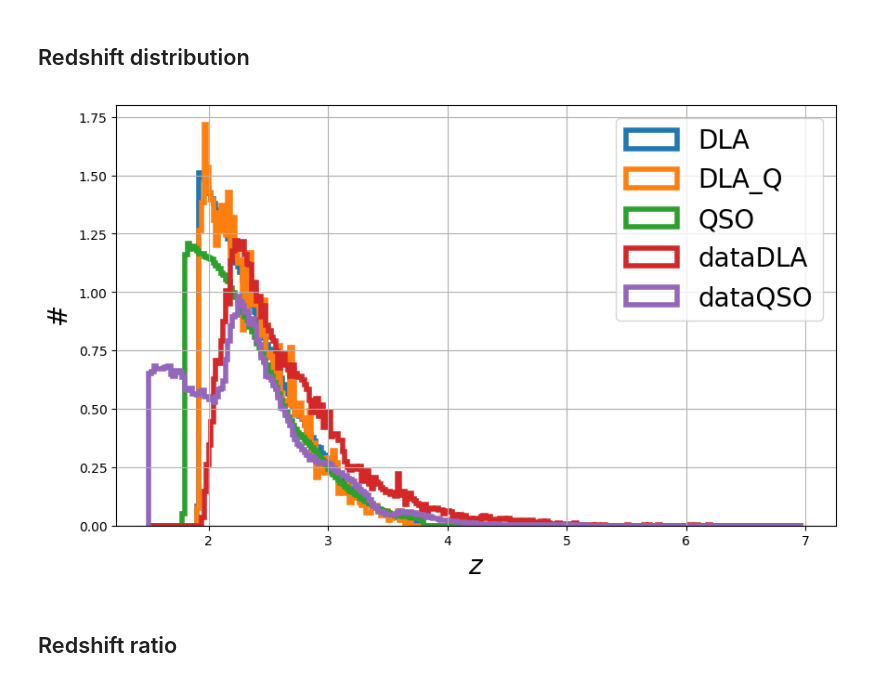
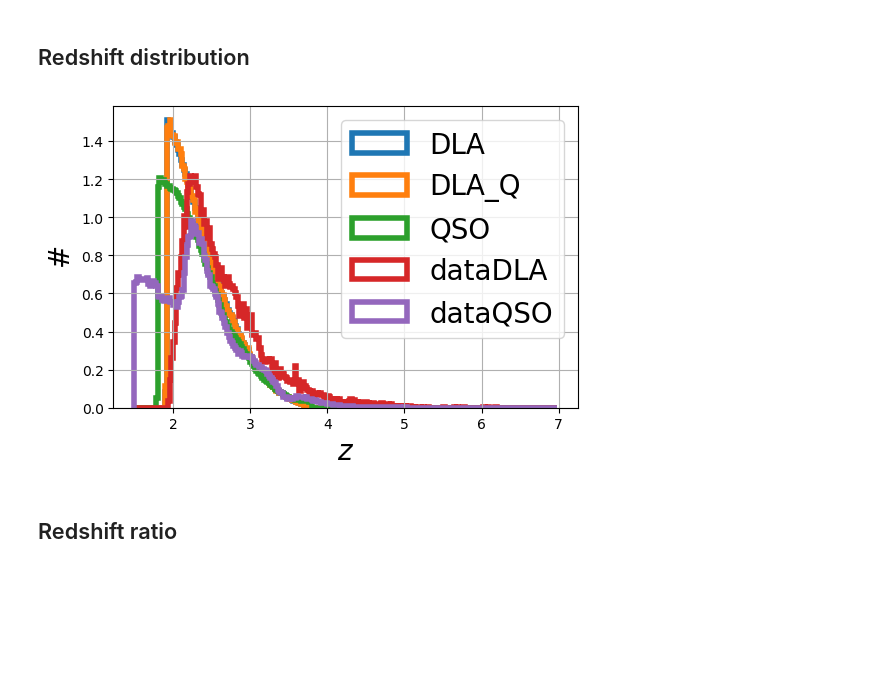
Before and after one commit to igmhub/desi_QA, a Jupyter notebook: Mocks/QA_DLA.ipynb, the cells around one changed output. Drawn from its saved outputs; the diff is of its cells as text; code cells hidden in the pictures; blank space fills up the shorter version.

```diff
--- a/Mocks/QA_DLA.ipynb
+++ b/Mocks/QA_DLA.ipynb
@@ -47,7 +47,7 @@ mock['quick_ver'] = 'quick-0.0'
 mock['mock_base'] = '/project/projectdirs/desi/mocks/lya_forest/london/'+mock['mock_ver']+'/'
 mock['Catalogs'] = '/global/homes/h/hdumasde/Run_programs/igmhub/picca/CoLoRe_mocks/v4.0/Catalog/'
 mock['QSO_catalog'] = mock['mock_base']+'/master.fits'
-mock['DLA_catalog'] ='/project/projectdirs/desi/mocks/lya_forest/london/'+mock['mock_ver']+'/DLA_T.fits.gz'
+mock['DLA_catalog'] ='/global/homes/a/alxogm/Lyalpha/scripts_desisim/test_trans/DLAT.fits.gz' #'/project/projectdirs/desi/mocks/lya_forest/london/'+mock['mock_ver']+'/DLA_T.fits.gz'
 
 mock['delta'] = '/project/projectdirs/desi/mocks/lya_forest/picca/london/'+mock['mock_ver']+'/'+mock['quick_ver']+'/deltas/'
 mock['delta_attributes'] = '/project/projectdirs/desi/mocks/lya_forest/picca/london/'+mock['mock_ver']+'/'+mock['quick_ver']+'/iter.fits.gz'
@@ -67,7 +67,7 @@ mock2['save_path']='/project/projectdirs/desi/users/alxogm/mocks/london/'+mock2[
 mock2['mock_base'] = '/project/projectdirs/desi/mocks/lya_forest/london/'+mock2['mock_ver']+'/'
 mock2['Catalogs'] = mock2['mock_base']+mock2['quick_ver']
 mock2['QSO_catalog'] = mock2['mock_base']+'/master.fits'
-mock2['DLA_catalog'] = mock2['Catalogs']+'/DLA.fits.gz'
+mock2['DLA_catalog'] ='/global/homes/a/alxogm/Lyalpha/scripts_desisim/test_trans/DLA.fits.gz'# mock2['Catalogs']+'/DLA.fits.gz'
 # %% [markdown]
 Path to the data catalogs and outputs
 # %%
@@ -170,25 +164,25 @@ for i in sp.arange(15,24,0.5):
 # %%
 fig=plt.figure(dpi=100)
 toPlot = {'QSO':mock['QSO_catalog'],
          'DLA':mock['DLA_catalog'],
          'DLA_Q':mock2['DLA_catalog'],
          'dataQSO':data['QSO_catalog'],
          'dataDLA':data['DLA_catalog']}
 
-redshift_key = {'QSO':'Z_QSO_RSD', 'DLA':'ZDLA', 'DLA_Q':'ZDLA','dataQSO':'Z','dataDLA':'Z'}
+redshift_key = {'QSO':'Z_QSO_RSD', 'DLA':'ZDLA', 'DLA_Q':'Z','dataQSO':'Z','dataDLA':'Z'}
 
 bins = sp.arange(1.5,7.,0.02)
 for name,path in sorted(toPlot.items()):
     h = fitsio.FITS(path)
     z = h[1][redshift_key[name]][:]
     h.close()
     plt.hist(z,bins=bins,histtype='step',label=name,density=True,linewidth=4)
 plt.xlabel(r'$z$')
 plt.ylabel(r'$\mathrm{\#}$')
 plt.legend()
 plt.grid()
 # %% [output]
-[figure, old version]
+[figure, new version]
 # %% [markdown]
 ## Redshift ratio
 # %%
```
Also changed, not shown: parts of 11 cells of this notebook.
